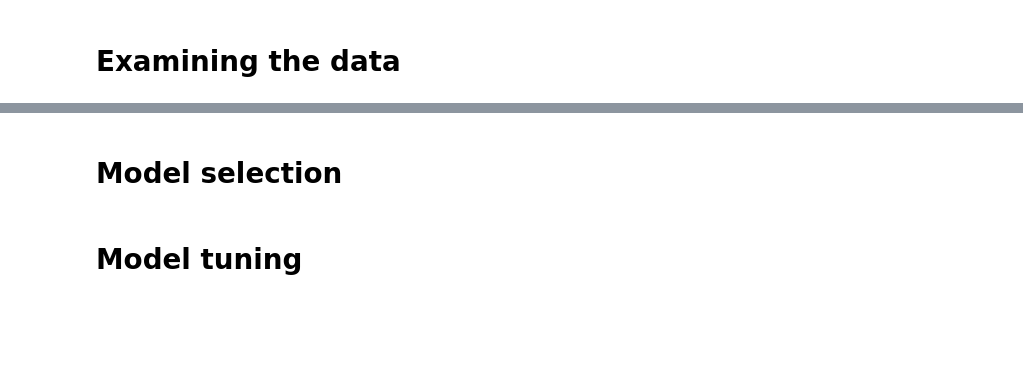
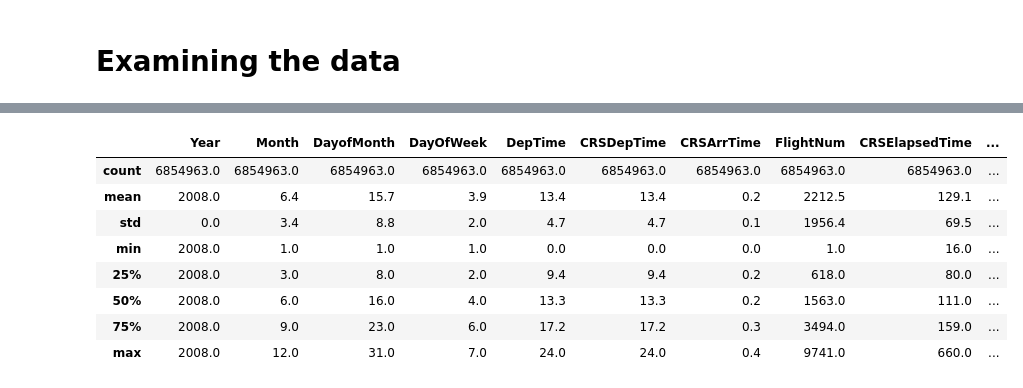
Before and after one commit to wwwslinger/drills, a Jupyter notebook: Thinkful/drills/3.6.2 Airline Delay Prediction.ipynb, the cells around one changed output, grey strips where cells are left out. Drawn from its saved outputs; the diff is of its cells as text; code cells hidden in the pictures; blank space fills up the shorter version.

```diff
--- a/Thinkful/drills/3.6.2 Airline Delay Prediction.ipynb
+++ b/Thinkful/drills/3.6.2 Airline Delay Prediction.ipynb
@@ -330,4 +246,12 @@ As discussed in the introduction, we'll add a number of features here extrapolat
-# %% [markdown]
-# Model selection
-# %% [markdown]
-# Model tuning
+# %%
+round(flights08_df.describe(), 1)
+# %% [output]
+|  | Year | Month | DayofMonth | DayOfWeek | DepTime | CRSDepTime | CRSArrTime | FlightNum | CRSElapsedTime | ... |
+| count | 6854963.0 | 6854963.0 | 6854963.0 | 6854963.0 | 6854963.0 | 6854963.0 | 6854963.0 | 6854963.0 | 6854963.0 | ... |
+| mean | 2008.0 | 6.4 | 15.7 | 3.9 | 13.4 | 13.4 | 0.2 | 2212.5 | 129.1 | ... |
+| std | 0.0 | 3.4 | 8.8 | 2.0 | 4.7 | 4.7 | 0.1 | 1956.4 | 69.5 | ... |
+| min | 2008.0 | 1.0 | 1.0 | 1.0 | 0.0 | 0.0 | 0.0 | 1.0 | 16.0 | ... |
+| 25% | 2008.0 | 3.0 | 8.0 | 2.0 | 9.4 | 9.4 | 0.2 | 618.0 | 80.0 | ... |
+| 50% | 2008.0 | 6.0 | 16.0 | 4.0 | 13.3 | 13.3 | 0.2 | 1563.0 | 111.0 | ... |
+| 75% | 2008.0 | 9.0 | 23.0 | 6.0 | 17.2 | 17.2 | 0.3 | 3494.0 | 159.0 | ... |
+| max | 2008.0 | 12.0 | 31.0 | 7.0 | 24.0 | 24.0 | 0.4 | 9741.0 | 660.0 | ... |
```
Also changed, not shown: parts of 62 cells of this notebook.
